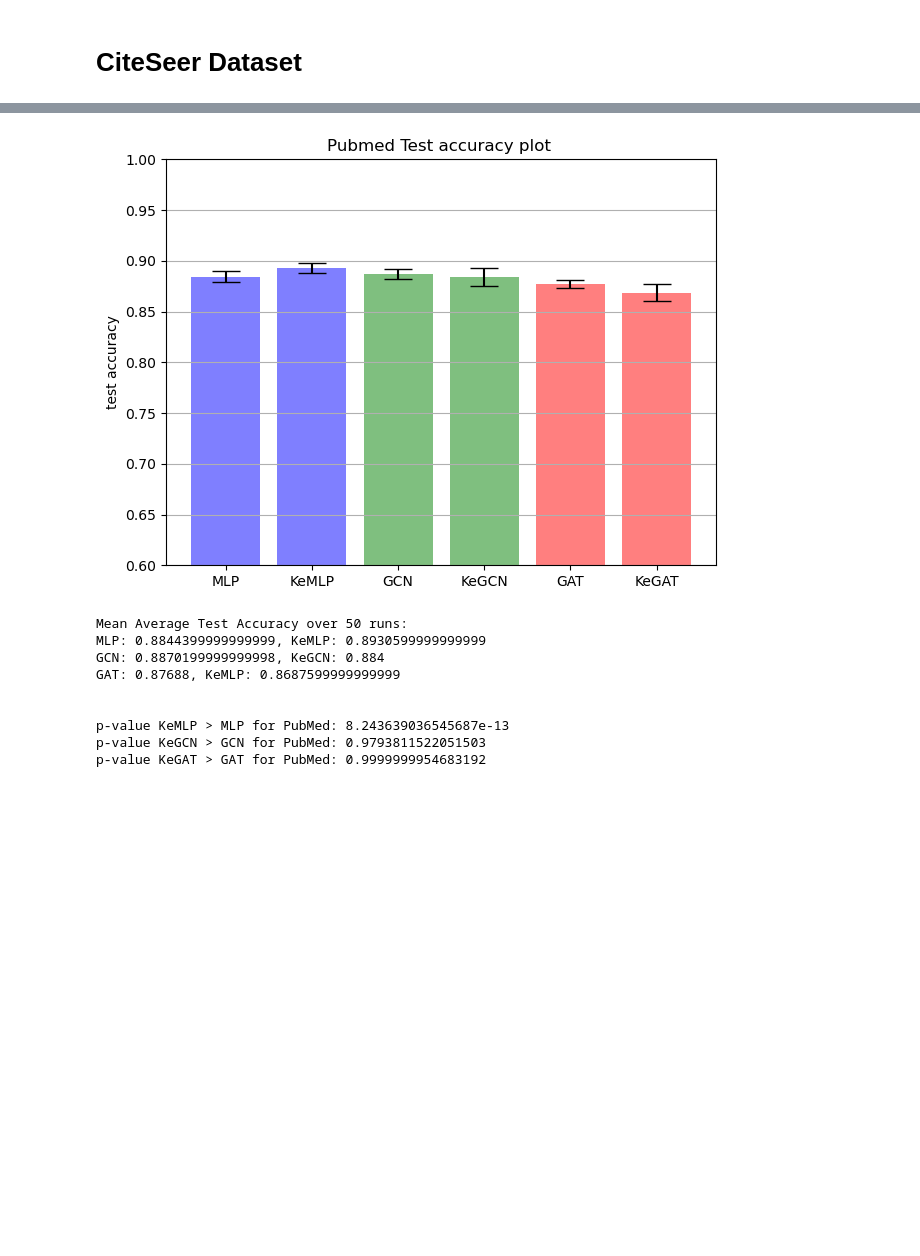
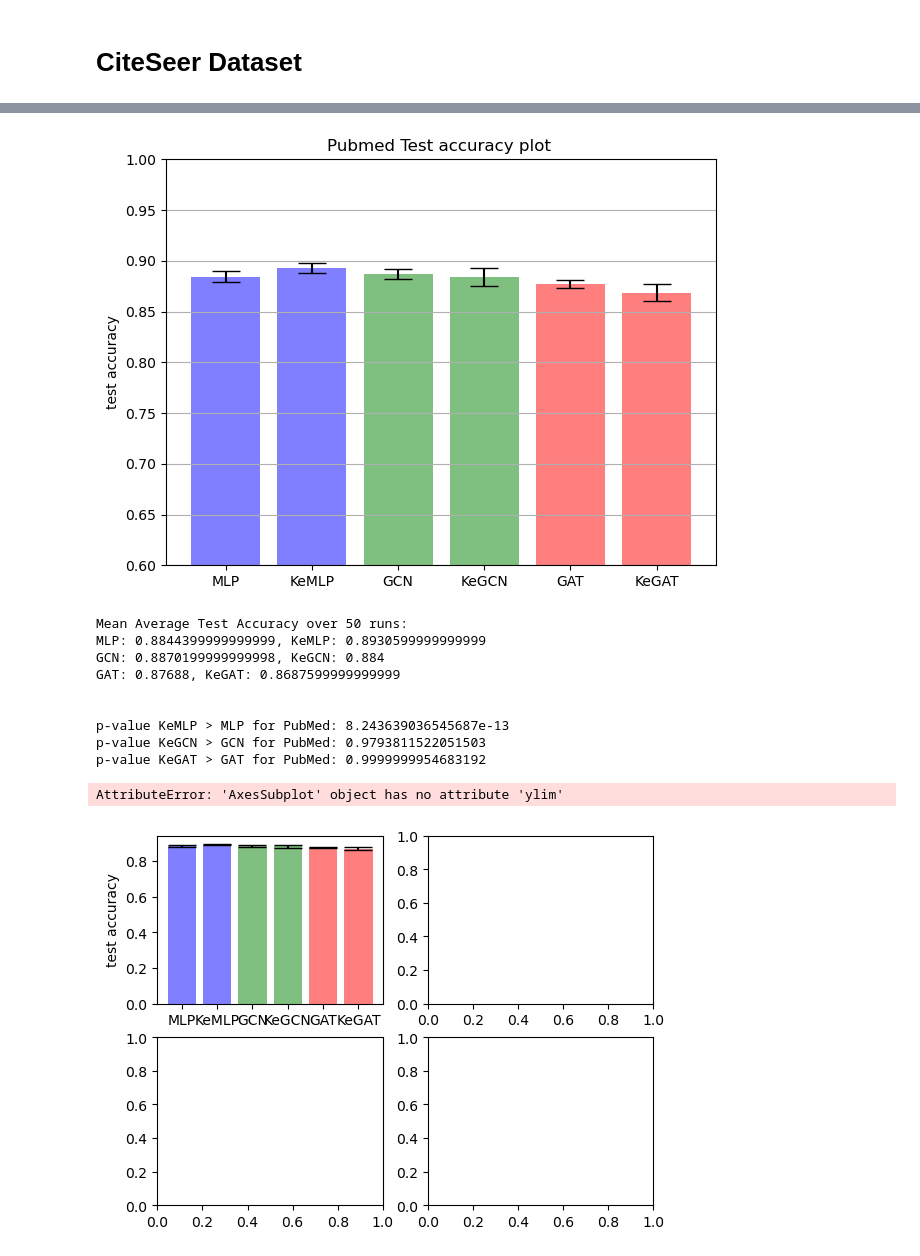
Before and after one commit to LuisaWerner/kegnn, a Jupyter notebook: KENN-Experiments/results_analysis.ipynb, the cells around one changed output, grey strips where cells are left out. Saved outputs shown, nothing was run; the diff lists cells and outputs as text; code cells hidden in the pictures; blank space fills up the shorter version.

```diff
--- a/KENN-Experiments/results_analysis.ipynb
+++ b/KENN-Experiments/results_analysis.ipynb
@@ -85,20 +85,20 @@ p-value KeGAT > GAT for Cora: 0.9181665832178568
 # CiteSeer Dataset
 # %%
 xpos = np.arange(6)
-means = [np.mean(citeseer_mlp), np.mean(citeseer_kenn_mlp), np.mean(citeseer_gcn), np.mean(citeseer_kenn_gcn), np.mean(citeseer_gat), np.mean(citeseer_kenn_gat)]
-errors = [np.std(citeseer_mlp), np.std(citeseer_kenn_mlp), np.std(citeseer_gcn), np.std(citeseer_kenn_gcn), np.std(citeseer_gat), np.std(citeseer_kenn_gat)]
+citeseer_means = [np.mean(citeseer_mlp), np.mean(citeseer_kenn_mlp), np.mean(citeseer_gcn), np.mean(citeseer_kenn_gcn), np.mean(citeseer_gat), np.mean(citeseer_kenn_gat)]
+citeseer_errors = [np.std(citeseer_mlp), np.std(citeseer_kenn_mlp), np.std(citeseer_gcn), np.std(citeseer_kenn_gcn), np.std(citeseer_gat), np.std(citeseer_kenn_gat)]
 fig, ax = plt.subplots()
-ax.bar(xpos, means, yerr=errors, align='center', alpha=0.5, ecolor='black', capsize=10, color=color)
+ax.bar(xpos, citeseer_means, yerr=citeseer_errors, align='center', alpha=0.5, ecolor='black', capsize=10, color=color)
 ax.set_ylabel('test accuracy')
 ax.set_xticks(xpos)
 ax.set_xticklabels(['MLP', 'KeMLP', 'GCN', 'KeGCN', 'GAT', 'KeGAT'])
-ax.set_title('Citeseer')
+ax.set_title('CiteSeer')
 ax.yaxis.grid(True)
 
 # Save the figure and show
 plt.ylim(0.5, 0.85)
 plt.tight_layout()
-plt.savefig('citeseer_error_bars2.png')
+plt.savefig('citeseer_results.png')
 plt.show()
 
 print(f'Mean Average Test Accuracy over {len(pubmed_mlp)} runs: ')
@@ -120,14 +126,14 @@ p-value KeGAT > GAT for CiteSeer: 0.13332461658163747
 # %%
 # flickr
 xpos = np.arange(4)
-means = [np.mean(flickr_mlp), np.mean(flickr_kenn_mlp), np.mean(flickr_gcn), np.mean(flickr_kenn_gcn)]
-errors = [np.std(flickr_mlp), np.std(flickr_kenn_mlp), np.std(flickr_gcn), np.std(flickr_kenn_gcn)]
+flickr_means = [np.mean(flickr_mlp), np.mean(flickr_kenn_mlp), np.mean(flickr_gcn), np.mean(flickr_kenn_gcn)]
+flickr_errors = [np.std(flickr_mlp), np.std(flickr_kenn_mlp), np.std(flickr_gcn), np.std(flickr_kenn_gcn)]
 fig, ax = plt.subplots()
-ax.bar(xpos, means, yerr=errors, align='center', alpha=0.5, ecolor='black', capsize=10, color=color)
+ax.bar(xpos, flickr_means, yerr=flickr_errors, align='center', alpha=0.5, ecolor='black', capsize=10, color=color)
 ax.set_ylabel('test accuracy')
 ax.set_xticks(xpos)
 ax.set_xticklabels(['MLP', 'KeMLP', 'GCN', 'KeGCN'])
-ax.set_title('Flickr Test accuracy plot ')
+ax.set_title('Flickr')
 ax.yaxis.grid(True)
 
 # Save the figure and show
@@ -158,13 +169,13 @@ ax.bar(xpos, means, yerr=errors, align='center', alpha=0.5, ecolor='black', caps
 ax.set_ylabel('test accuracy')
 ax.set_xticks(xpos)
 ax.set_xticklabels(['MLP', 'KeMLP', 'GCN', 'KeGCN', 'GAT', 'KeGAT'])
-ax.set_title('Pubmed Test accuracy plot ')
+ax.set_title('Pubmed')
 ax.yaxis.grid(True)
 
 # Save the figure and show
 plt.ylim(0.6, 1.0)
 plt.tight_layout()
-plt.savefig('pubmed_error_bars.png')
+plt.savefig('pubmed_results.png')
 plt.show()
 
 print(f'Mean Average Test Accuracy over {len(pubmed_mlp)} runs: ')
@@ -180,9 +191,45 @@ print(f'p-value KeGAT > GAT for PubMed: {scipy.stats.ttest_ind(pubmed_kenn_gat,
 Mean Average Test Accuracy over 50 runs:
 MLP: 0.8844399999999999, KeMLP: 0.8930599999999999
 GCN: 0.8870199999999998, KeGCN: 0.884
-GAT: 0.87688, KeMLP: 0.8687599999999999
+GAT: 0.87688, KeGAT: 0.8687599999999999
 
 
 p-value KeMLP > MLP for PubMed: 8.243639036545687e-13
 p-value KeGCN > GCN for PubMed: 0.9793811522051503
 p-value KeGAT > GAT for PubMed: 0.9999999954683192
+# %%
+# Create Multiplot
+fig, axs = plt.subplots(2, 2)
+xpos = np.arange(6)
+pubmed_means = [np.mean(pubmed_mlp), np.mean(pubmed_kenn_mlp), np.mean(pubmed_gcn), np.mean(pubmed_kenn_gcn), np.mean(pubmed_gat), np.mean(pubmed_kenn_gat)]
+pubmed_errors = [np.std(pubmed_mlp), np.std(pubmed_kenn_mlp), np.std(pubmed_gcn), np.std(pubmed_kenn_gcn), np.std(pubmed_gat), np.std(pubmed_kenn_gat)]
+axs[0,0].bar(xpos, pubmed_means, yerr=pubmed_errors, align='center', alpha=0.5, ecolor='black', capsize=10, color=color)
+axs[0,0].set_ylabel('test accuracy')
+axs[0,0].set_xticks(xpos)
+axs[0,0].set_xticklabels(['MLP', 'KeMLP', 'GCN', 'KeGCN', 'GAT', 'KeGAT'])
+axs[0,0].ylim(0.6, 1.0)
+axs[0,0].set_title('Pubmed')
+
+axs[0,1].bar(xpos, citeseer_means, yerr=citeseer_errors, align='center', alpha=0.5, ecolor='black', capsize=10, color=color)
+axs[0,1].set_ylabel('test accuracy')
+axs[0,1].set_xticks(xpos)
+axs[0,1].set_xticklabels(['MLP', 'KeMLP', 'GCN', 'KeGCN', 'GAT', 'KeGAT'])
+axs[0,1].ylim(0.5, 0.85)
+axs[0,1].set_title('Citeseer')
+
+axs[1,0].bar(xpos, cora_means, yerr=cora_errors, align='center', alpha=0.5, ecolor='black', capsize=10, color=color)
+axs[1,0].set_ylabel('test accuracy')
+axs[1,0].set_xticks(xpos)
+axs[1,0].set_xticklabels(['MLP', 'KeMLP', 'GCN', 'KeGCN', 'GAT', 'KeGAT'])
+axs[1,0].ylim(0.5, 0.9)
+axs[1,0].set_title('Cora')
+
+xpos = np.arange(4)
+axs[1,1].bar(xpos, flickr_means, yerr=flickr_errors, align='center', alpha=0.5, ecolor='black', capsize=10, color=color)
+axs[1,1].set_ylabel('test accuracy')
+axs[1,1].set_xticks(xpos)
+axs[1,1].set_xticklabels(['MLP', 'KeMLP', 'GCN', 'KeGCN'])
+axs[1,1].set_title('Flickr ')
+# %% [output]
+AttributeError: 'AxesSubplot' object has no attribute 'ylim'
+[figure, added]
```
Also changed, not shown: parts of 3 cells of this notebook.
